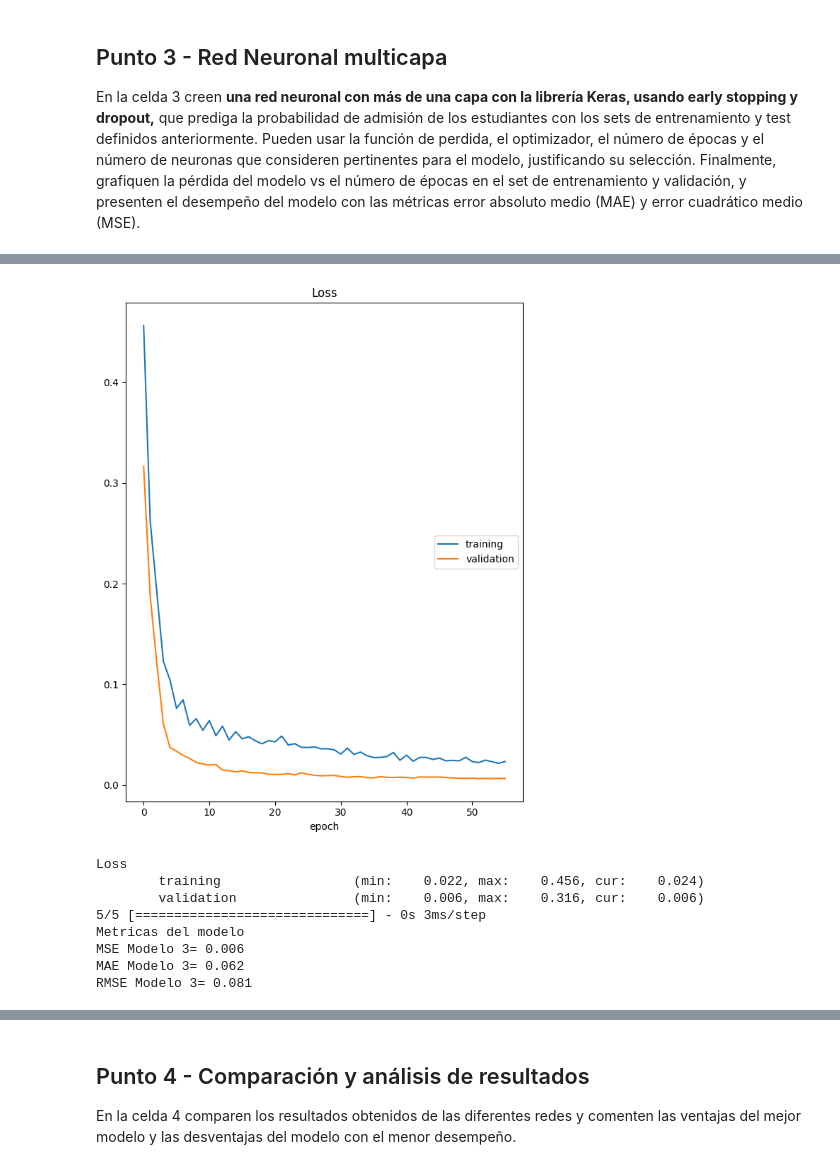
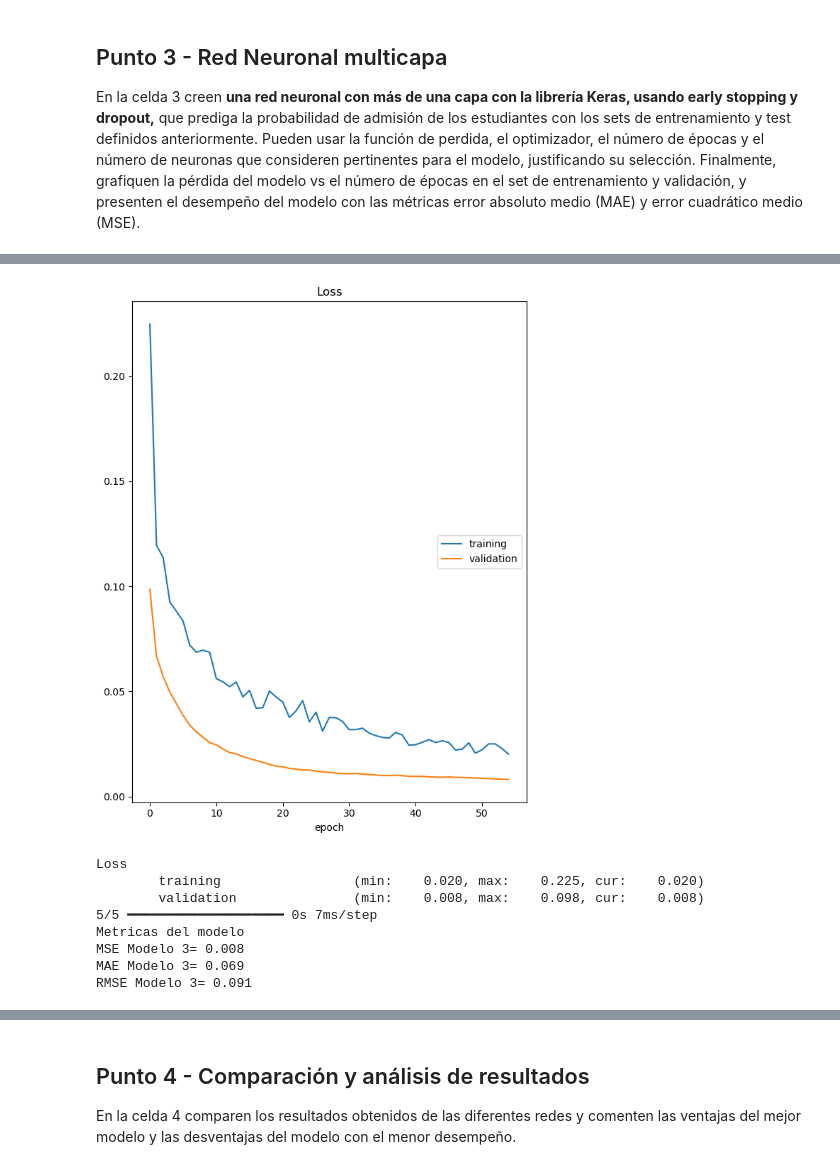
Before and after one commit to Angie-Gonzalez-D/Grupo_13_MIAD_NLP, a Jupyter notebook: S6TC1_Redes_Neuronales.ipynb, the cells around one changed output, grey strips where cells are left out. Saved outputs shown, nothing was run; the diff lists cells and outputs as text; code cells hidden in the pictures.

```diff
--- a/S6TC1_Redes_Neuronales.ipynb
+++ b/S6TC1_Redes_Neuronales.ipynb
@@ -311,9 +313,9 @@ Mejores Hiperparámetros: {'Funcion Perdida': 'mean_squared_error', 'Optimizador
 # Semilla
 np.random.seed(952)
 # Crear Modelo
-Modelo_2 = Crear_Modelo_RN2(Funcion_Perdida, 'sgd',140)
+Modelo_2 = Crear_Modelo_RN2(Funcion_Perdida, 'sgd',100)
 # Entrenar Modelo
-Modelo_2.fit(xTrain, yTrain, verbose=0, epochs=120, validation_data=(xTest, yTest),callbacks=[PlotLossesKeras()])
+Modelo_2.fit(xTrain, yTrain, verbose=0, epochs=100, validation_data=(xTest, yTest),callbacks=[PlotLossesKeras()])
 #Evaluación del Modelo (Red Neuronal con varias capas)
 y_pred_m2 = Modelo_2.predict(xTest)
 mse_m2 = mean_squared_error(yTest, y_pred_m2)
@@ -337,6 +339,6 @@ Considerando la calibración del modelo, se determinó que los hiperparámetros
 # %%
 # Crear Modelo
-Modelo_2b = Crear_Modelo_RN2(Funcion_Perdida, 'sgd',140)
+Modelo_2b = Crear_Modelo_RN2(Funcion_Perdida, 'sgd',100)
 # Entrenar Modelo
 Modelo_2b.fit(xTrain, yTrain, verbose=0, epochs=60, validation_data=(xTest, yTest),callbacks=[PlotLossesKeras()])
 #Evaluación del Modelo (Red Neuronal con varias capas)
@@ -459,26 +461,26 @@ Mejores Hiperparámetros: {'Funcion Perdida': 'mean_squared_error', 'Optimizador
 # %%
 # Semilla
 np.random.seed(952)
 # Crear Modelo
-Modelo_3 = Crear_Modelo_RN3(Funcion_Perdida, 'sgd', 100)
+Modelo_3 = Crear_Modelo_RN3(Funcion_Perdida, 'sgd', 60)
 # Entrenar Modelo
-Modelo_3.fit(xTrain, yTrain, verbose=0, epochs=56, validation_data=(xTest, yTest),callbacks=[PlotLossesKeras()])
+Modelo_3.fit(xTrain, yTrain, verbose=0, epochs=55, validation_data=(xTest, yTest),callbacks=[PlotLossesKeras()])
 #Evaluación del Modelo (Red Neuronal con varias capas)
 y_pred_m3 = Modelo_3.predict(xTest)
 mse_m3 = mean_squared_error(yTest, y_pred_m3)
 mae_m3 = mean_absolute_error(yTest, y_pred_m3)
 rmse_m3 = np.sqrt(mse_m3)
 print("Metricas del modelo\nMSE Modelo 3= {:.3f} \nMAE Modelo 3= {:.3f} \nRMSE Modelo 3= {:.3f}".format(mse_m3, mae_m3, rmse_m3))
 # %% [output]
-[figure, old version]
+[figure, new version]
 Loss
-        training                 (min:    0.022, max:    0.456, cur:    0.024)
-        validation               (min:    0.006, max:    0.316, cur:    0.006)
-5/5 [==============================] - 0s 3ms/step
+        training                 (min:    0.020, max:    0.225, cur:    0.020)
+        validation               (min:    0.008, max:    0.098, cur:    0.008)
+5/5 ━━━━━━━━━━━━━━━━━━━━ 0s 7ms/step
 Metricas del modelo
-MSE Modelo 3= 0.006
-MAE Modelo 3= 0.062
-RMSE Modelo 3= 0.081
+MSE Modelo 3= 0.008
+MAE Modelo 3= 0.069
+RMSE Modelo 3= 0.091
 # %% [markdown]
 **Justificacion de Hiperparametros:**
 
```
Also changed, not shown: parts of 18 cells of this notebook.
